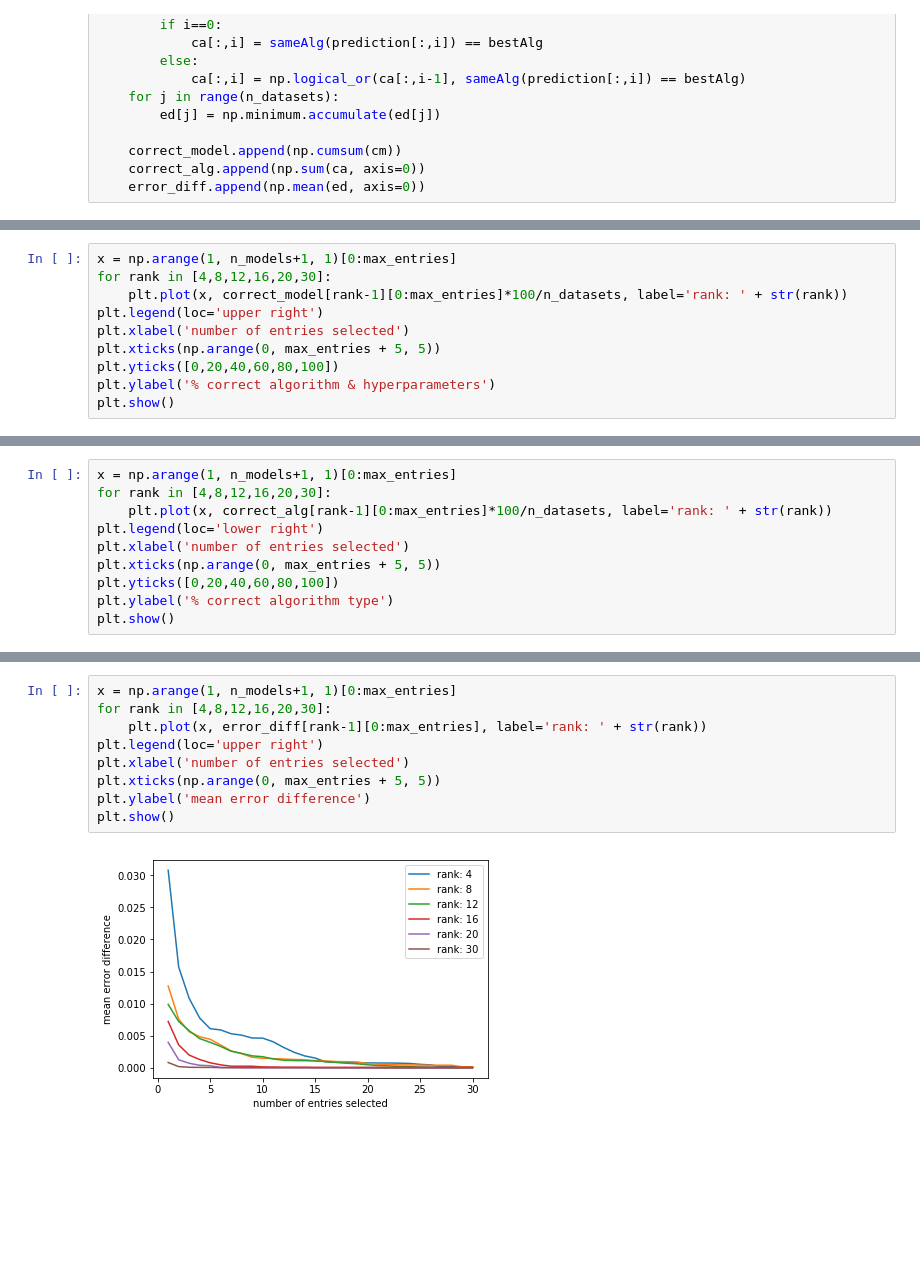
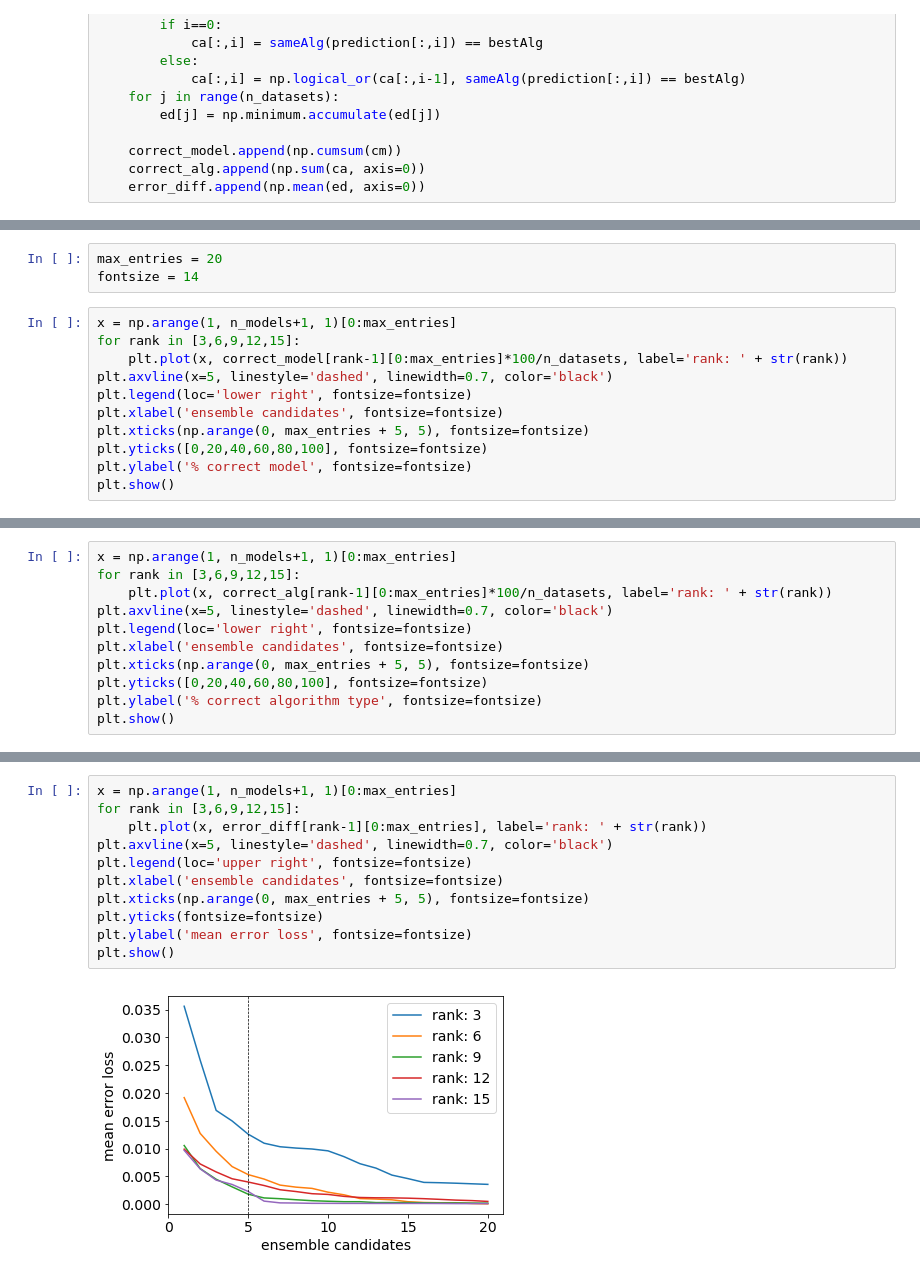
Before and after one commit to yujiakimoto/lowrankautoml, a Jupyter notebook: analysis/rank_sensitivity.ipynb, the cells around one changed output, grey strips where cells are left out. Saved outputs shown, nothing was run; the diff lists cells and outputs as text; blank space fills up the shorter version.

```diff
--- a/analysis/rank_sensitivity.ipynb
+++ b/analysis/rank_sensitivity.ipynb
@@ -56,11 +54,15 @@ max_entries = 30
+# %%
+max_entries = 20
+fontsize = 14
 # %%
 x = np.arange(1, n_models+1, 1)[0:max_entries]
-for rank in [4,8,12,16,20,30]:
+for rank in [3,6,9,12,15]:
     plt.plot(x, correct_model[rank-1][0:max_entries]*100/n_datasets, label='rank: ' + str(rank))
-plt.legend(loc='upper right')
-plt.xlabel('number of entries selected')
-plt.xticks(np.arange(0, max_entries + 5, 5))
-plt.yticks([0,20,40,60,80,100])
-plt.ylabel('% correct algorithm & hyperparameters')
+plt.axvline(x=5, linestyle='dashed', linewidth=0.7, color='black')
+plt.legend(loc='lower right', fontsize=fontsize)
+plt.xlabel('ensemble candidates', fontsize=fontsize)
+plt.xticks(np.arange(0, max_entries + 5, 5), fontsize=fontsize)
+plt.yticks([0,20,40,60,80,100], fontsize=fontsize)
+plt.ylabel('% correct model', fontsize=fontsize)
 plt.show()
 # %% [output]
@@ -68,11 +70,12 @@ plt.show()
 # %%
 x = np.arange(1, n_models+1, 1)[0:max_entries]
-for rank in [4,8,12,16,20,30]:
+for rank in [3,6,9,12,15]:
     plt.plot(x, correct_alg[rank-1][0:max_entries]*100/n_datasets, label='rank: ' + str(rank))
-plt.legend(loc='lower right')
-plt.xlabel('number of entries selected')
-plt.xticks(np.arange(0, max_entries + 5, 5))
-plt.yticks([0,20,40,60,80,100])
-plt.ylabel('% correct algorithm type')
+plt.axvline(x=5, linestyle='dashed', linewidth=0.7, color='black')
+plt.legend(loc='lower right', fontsize=fontsize)
+plt.xlabel('ensemble candidates', fontsize=fontsize)
+plt.xticks(np.arange(0, max_entries + 5, 5), fontsize=fontsize)
+plt.yticks([0,20,40,60,80,100], fontsize=fontsize)
+plt.ylabel('% correct algorithm type', fontsize=fontsize)
 plt.show()
 # %% [output]
@@ -80,11 +83,13 @@ plt.show()
 # %%
 x = np.arange(1, n_models+1, 1)[0:max_entries]
-for rank in [4,8,12,16,20,30]:
+for rank in [3,6,9,12,15]:
     plt.plot(x, error_diff[rank-1][0:max_entries], label='rank: ' + str(rank))
-plt.legend(loc='upper right')
-plt.xlabel('number of entries selected')
-plt.xticks(np.arange(0, max_entries + 5, 5))
-plt.ylabel('mean error difference')
+plt.axvline(x=5, linestyle='dashed', linewidth=0.7, color='black')
+plt.legend(loc='upper right', fontsize=fontsize)
+plt.xlabel('ensemble candidates', fontsize=fontsize)
+plt.xticks(np.arange(0, max_entries + 5, 5), fontsize=fontsize)
+plt.yticks(fontsize=fontsize)
+plt.ylabel('mean error loss', fontsize=fontsize)
 plt.show()
 # %% [output]
-[figure, old version]
+[figure, new version]
```
Also changed, not shown: parts of 4 cells of this notebook, 1 other file.
